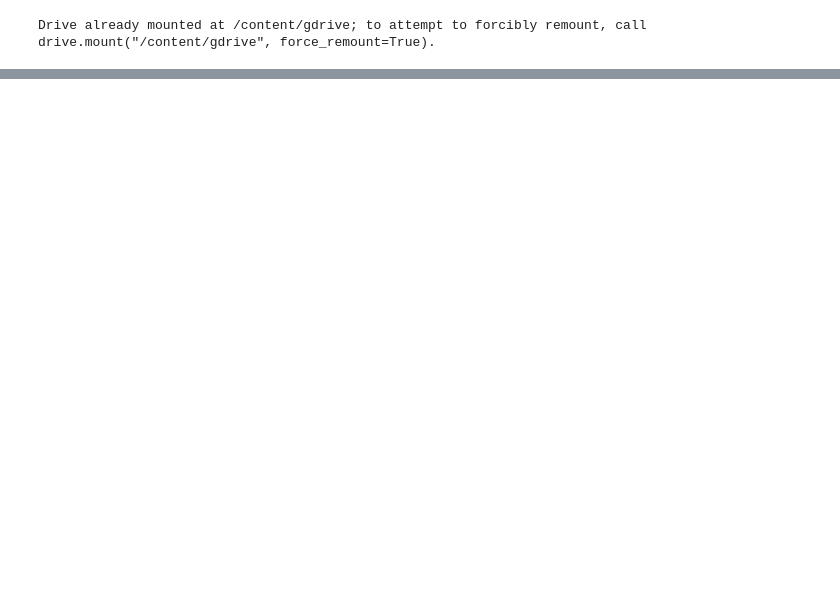
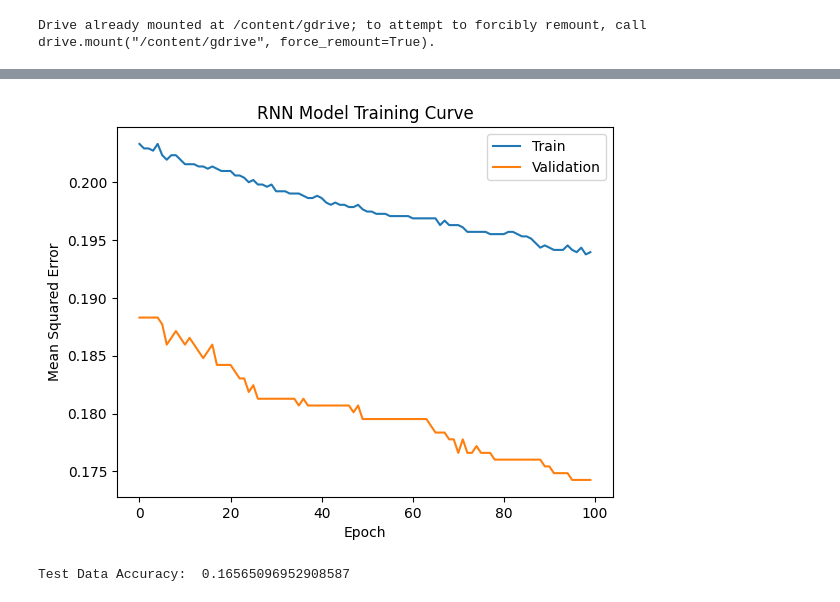
Before and after one commit to Kesavar-Kabilar/StocksRNN-PricePredictor, a Jupyter notebook: StocksRNN.ipynb, the cells around one changed output, grey strips where cells are left out. Saved outputs shown, nothing was run; the diff lists cells and outputs as text; code cells hidden in the pictures; blank space fills up the shorter version.

```diff
--- a/StocksRNN.ipynb
+++ b/StocksRNN.ipynb
@@ -207,0 +263,13 @@ Test Data Accuracy:  0.22160664819944598
+# %%
+modelRNNAug = StocksLSTM(4, 150)
+train_rnn_network(modelRNN,
+                  training_files,
+                  validation_files,
+                  num_epochs=100,
+                  batch_size=500,
+                  learning_rate=1e-5,
+                  K=5,
+                  name="RNN Model",
+                  augment=True)
+print("Test Data Accuracy: ", get_mean_squared_error(modelRNN, test_files, 5))
+# %% [output]
@@ -208,3 +286,5 @@ Test Data Accuracy:  0.22160664819944598
+[figure, added]
+Test Data Accuracy:  0.16565096952908587
 # %%
 def goodBadExample(model, K, test_files=test_files):
     bad_error, bad_file = float("-inf"), ""
```
Also changed, not shown: parts of 10 cells of this notebook.
